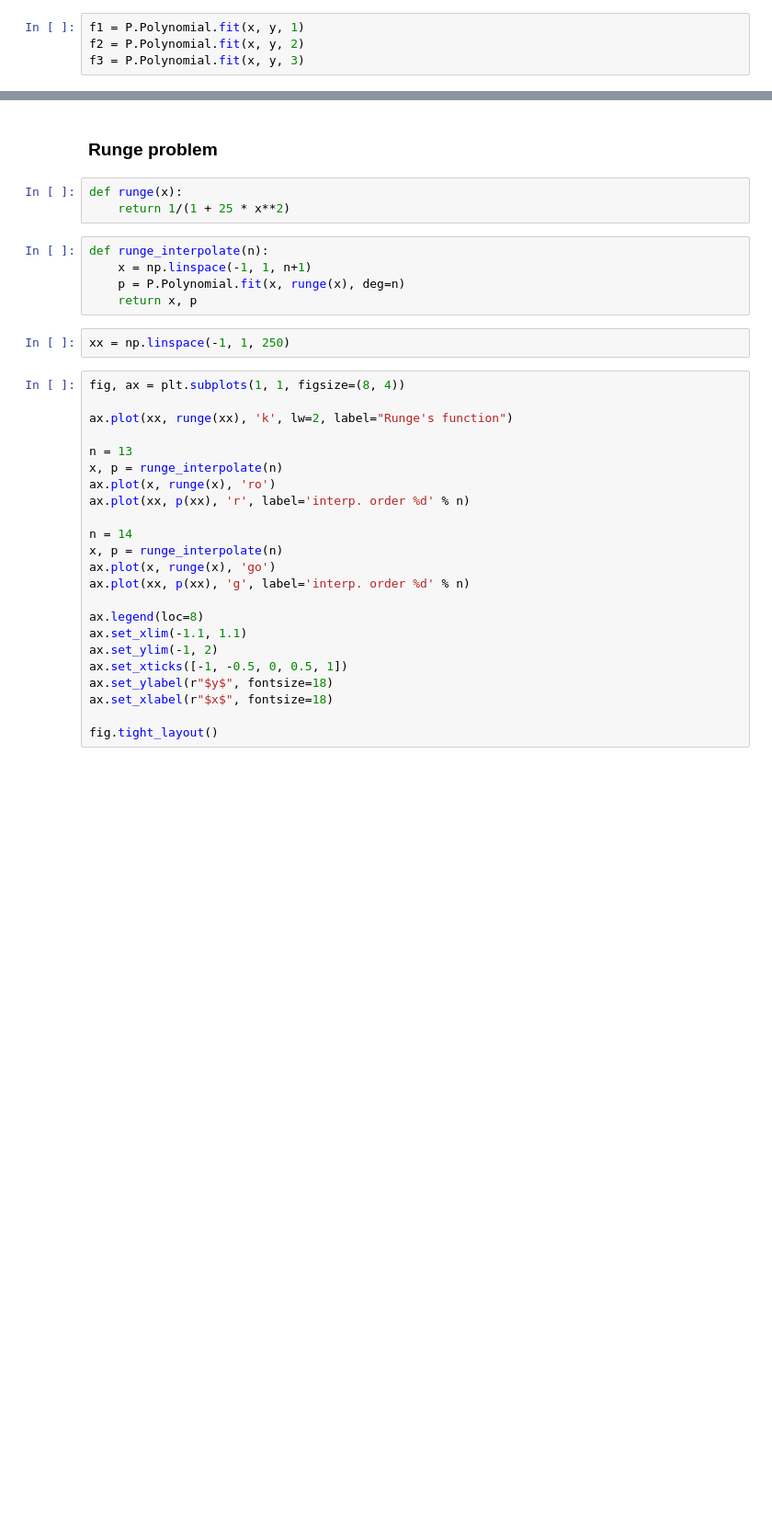
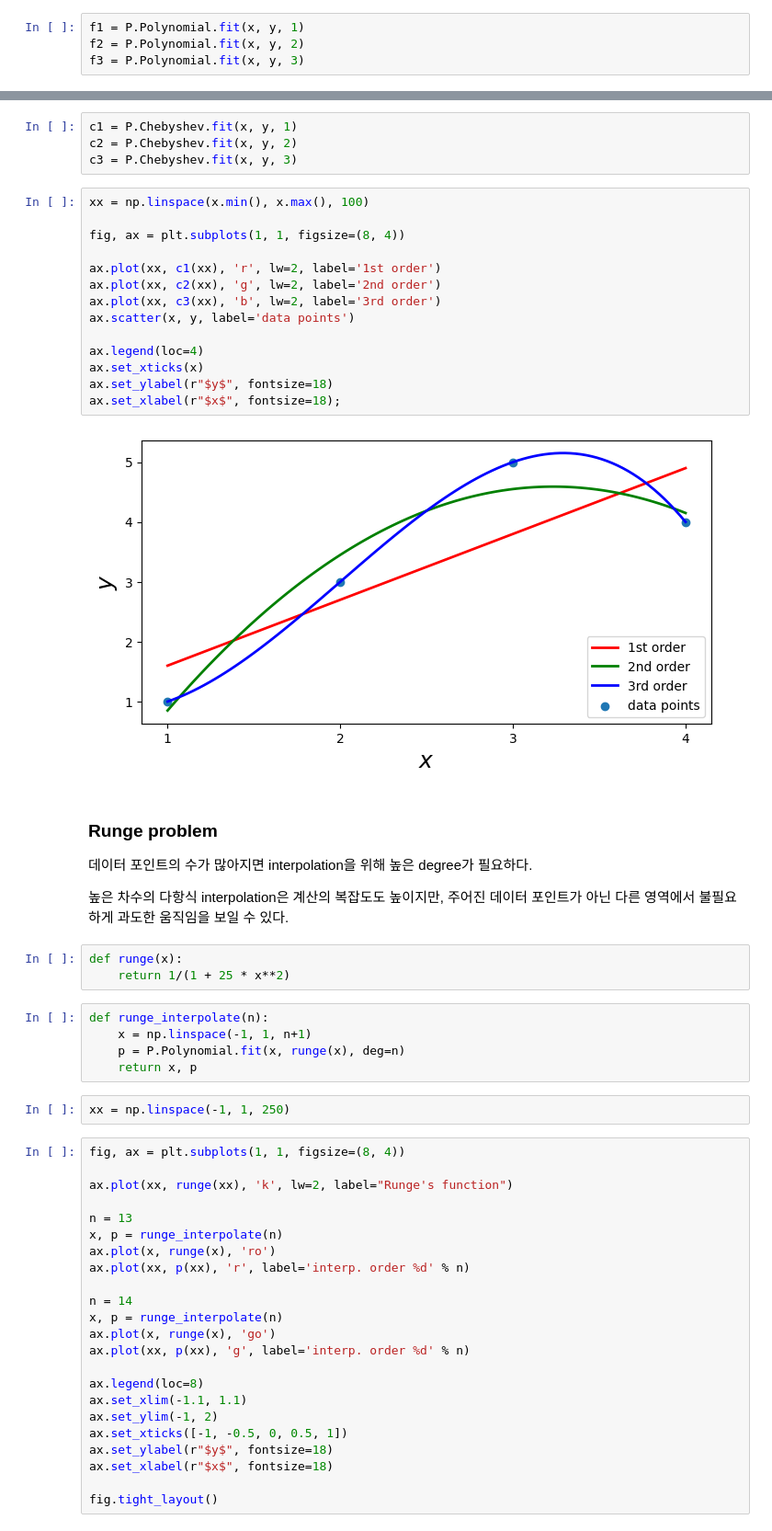
Before and after one commit to ksublee/SDA, a Jupyter notebook: 09. Interpolation.ipynb, the cells around one changed output, grey strips where cells are left out. Shown at 92% size. Saved outputs shown, nothing was run; the diff lists cells and outputs as text; blank space fills up the shorter version.

```diff
--- a/09. Interpolation.ipynb
+++ b/09. Interpolation.ipynb
@@ -392,5 +413,29 @@ ax.set_xlabel(r"$x$", fontsize=18);
+# %%
+c1 = P.Chebyshev.fit(x, y, 1)
+c2 = P.Chebyshev.fit(x, y, 2)
+c3 = P.Chebyshev.fit(x, y, 3)
+# %%
+xx = np.linspace(x.min(), x.max(), 100)
+
+fig, ax = plt.subplots(1, 1, figsize=(8, 4))
+
+ax.plot(xx, c1(xx), 'r', lw=2, label='1st order')
+ax.plot(xx, c2(xx), 'g', lw=2, label='2nd order')
+ax.plot(xx, c3(xx), 'b', lw=2, label='3rd order')
+ax.scatter(x, y, label='data points')
+
+ax.legend(loc=4)
+ax.set_xticks(x)
+ax.set_ylabel(r"$y$", fontsize=18)
+ax.set_xlabel(r"$x$", fontsize=18);
+# %% [output]
+[figure, added]
 # %% [markdown]
 ### Runge problem
+
+데이터 포인트의 수가 많아지면 interpolation을 위해 높은 degree가 필요하다.
+
+높은 차수의 다항식 interpolation은 계산의 복잡도도 높이지만, 주어진 데이터 포인트가 아닌 다른 영역에서 불필요하게 과도한 움직임을 보일 수 있다.
 # %%
 def runge(x):
     return 1/(1 + 25 * x**2)
```
Also changed, not shown: parts of 74 cells of this notebook.
